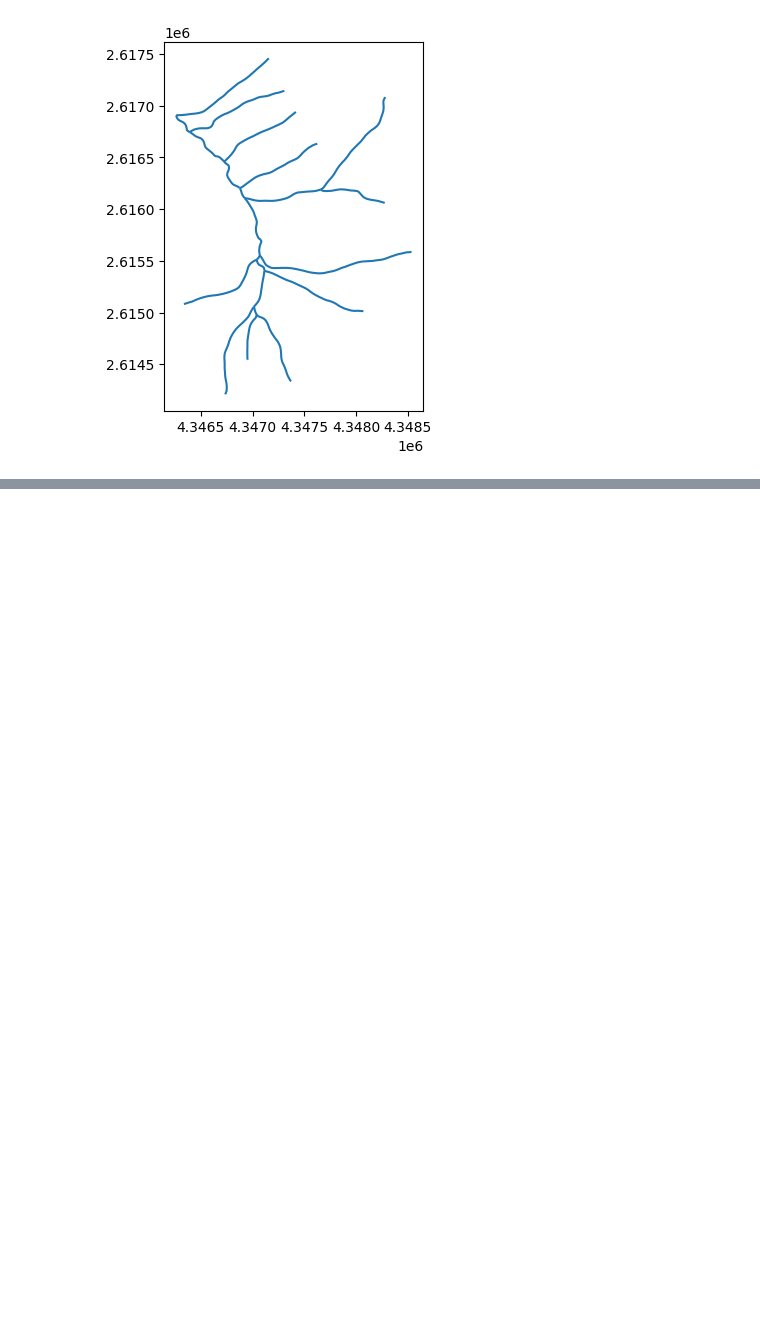
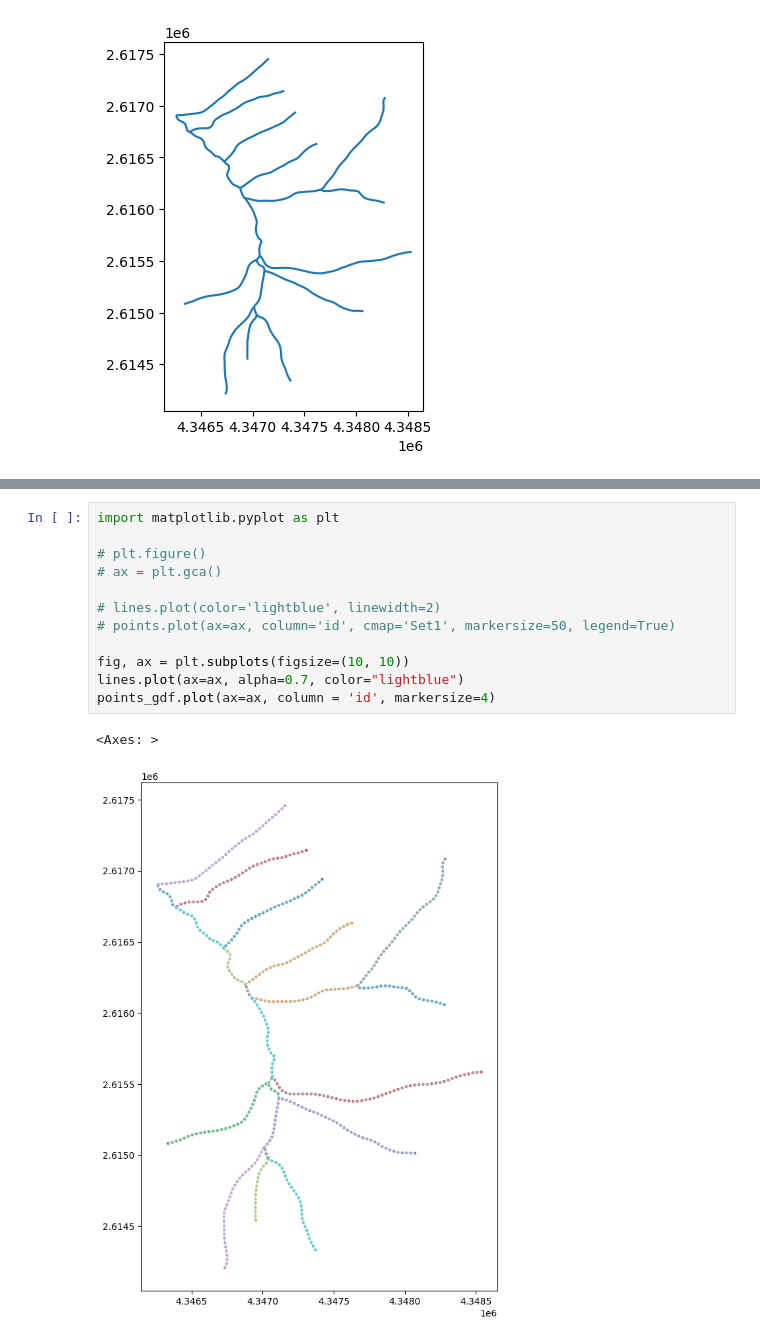
Before and after one commit to geogugal/hello-geopy, a Jupyter notebook: cwf-spatial-analyst/points-lines.ipynb, the cells around one changed output, grey strips where cells are left out. Saved outputs shown, nothing was run; the diff lists cells and outputs as text; blank space fills up the shorter version.

```diff
--- a/cwf-spatial-analyst/points-lines.ipynb
+++ b/cwf-spatial-analyst/points-lines.ipynb
@@ -31,0 +160,15 @@ lines.head()
+# %%
+import matplotlib.pyplot as plt
+
+# plt.figure()
+# ax = plt.gca()
+
+# lines.plot(color='lightblue', linewidth=2)
+# points.plot(ax=ax, column='id', cmap='Set1', markersize=50, legend=True)
+
+fig, ax = plt.subplots(figsize=(10, 10))
+lines.plot(ax=ax, alpha=0.7, color="lightblue")
+points_gdf.plot(ax=ax, column = 'id', markersize=4)
+# %% [output]
+<Axes: >
+[figure, added]
```
Also changed, not shown: parts of 15 cells of this notebook, 9 other files.
